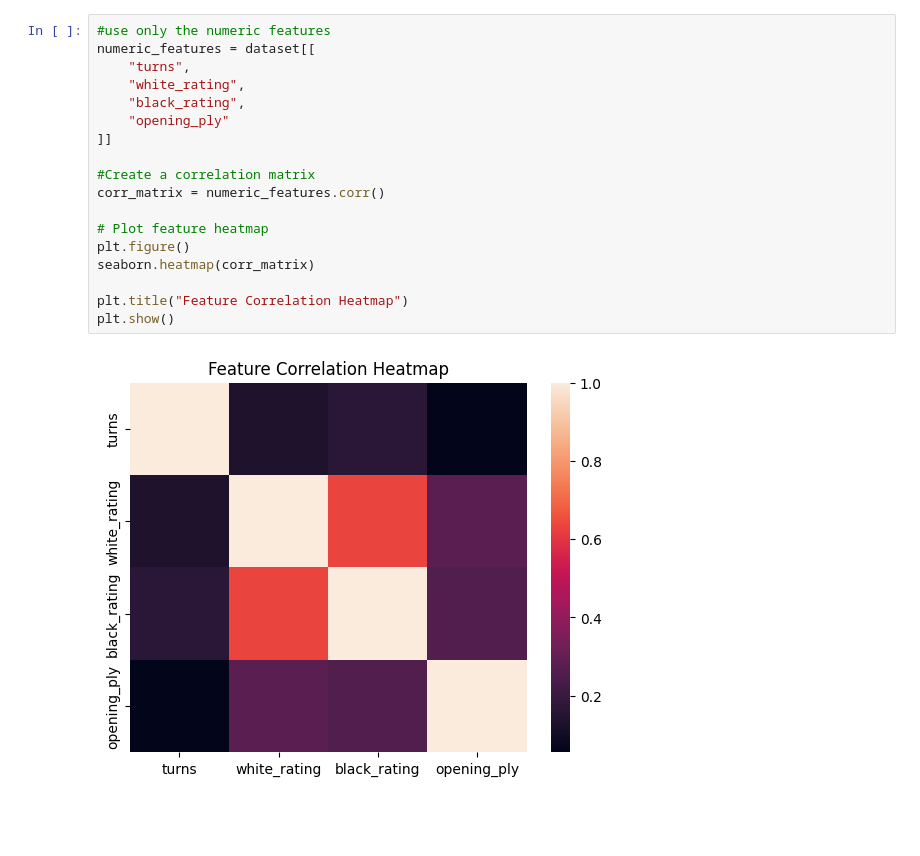
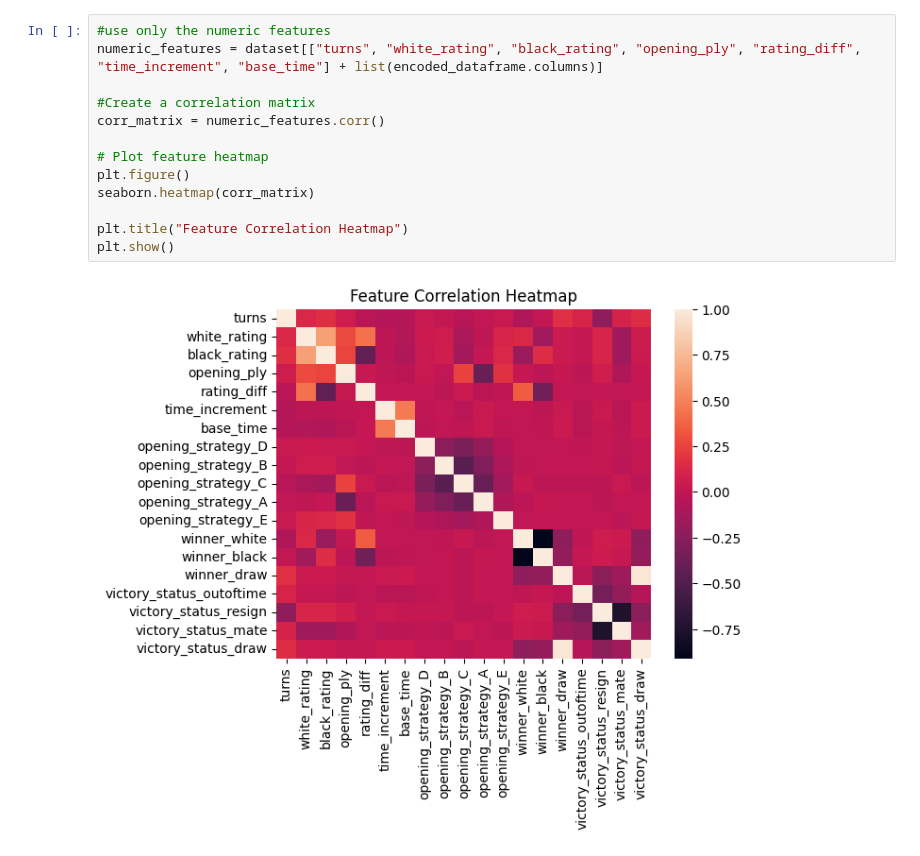
Before and after one commit to BrennanPS/484Team5, a Jupyter notebook: main.ipynb, the cells around one changed output. Drawn from its saved outputs; the diff is of its cells as text; blank space fills up the shorter version.

```diff
--- a/main.ipynb
+++ b/main.ipynb
@@ -67,20 +114,15 @@ plt.show()
 # %%
 #use only the numeric features
-numeric_features = dataset[[
-    "turns",
-    "white_rating",
-    "black_rating",
-    "opening_ply"
-]]
+numeric_features = dataset[["turns", "white_rating", "black_rating", "opening_ply", "rating_diff", "time_increment", "base_time"] + list(encoded_dataframe.columns)]
 
 #Create a correlation matrix
 corr_matrix = numeric_features.corr()
 
 # Plot feature heatmap
 plt.figure()
 seaborn.heatmap(corr_matrix)
 
 plt.title("Feature Correlation Heatmap")
 plt.show()
 # %% [output]
-[figure, old version]
+[figure, new version]
```
Also changed, not shown: parts of 5 cells of this notebook.
